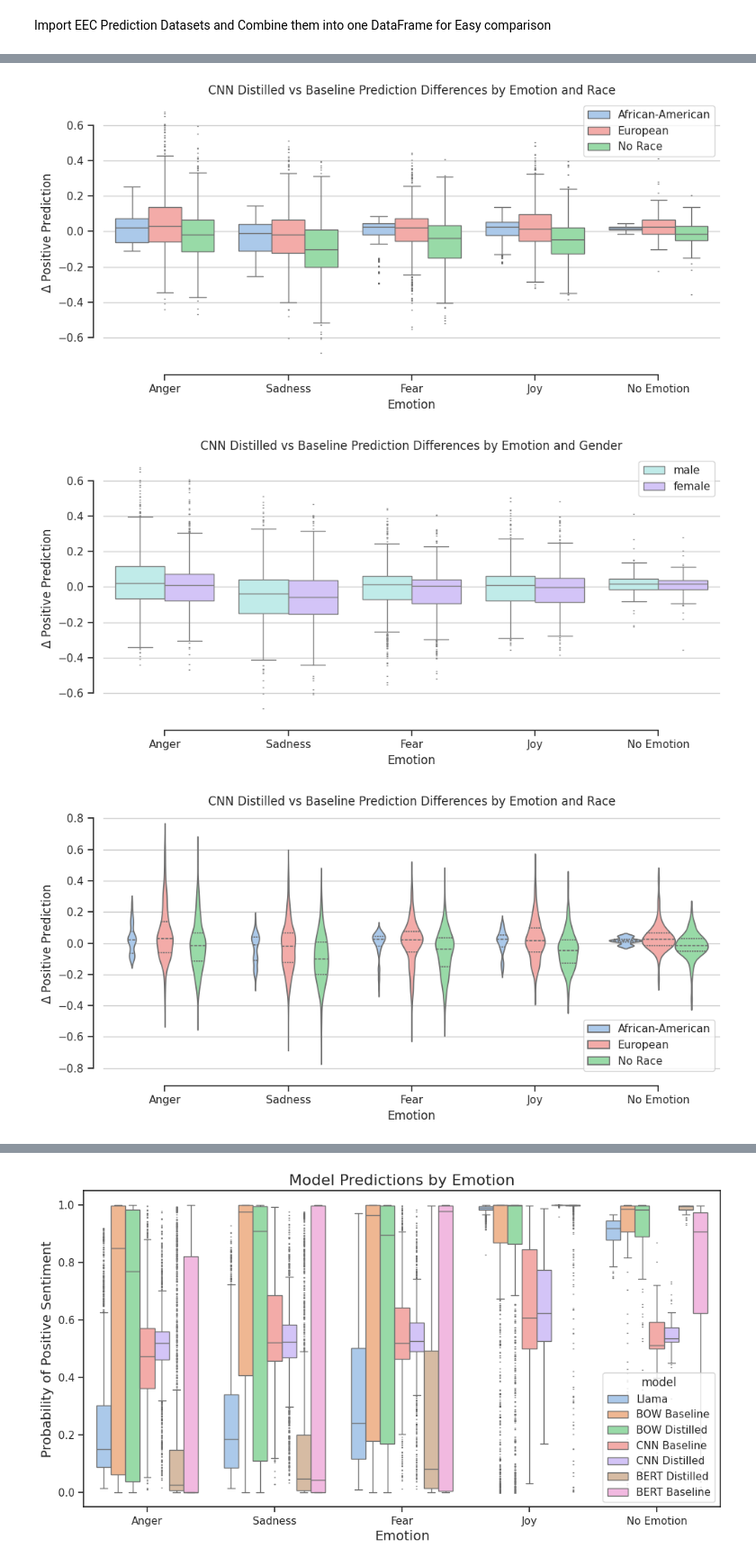
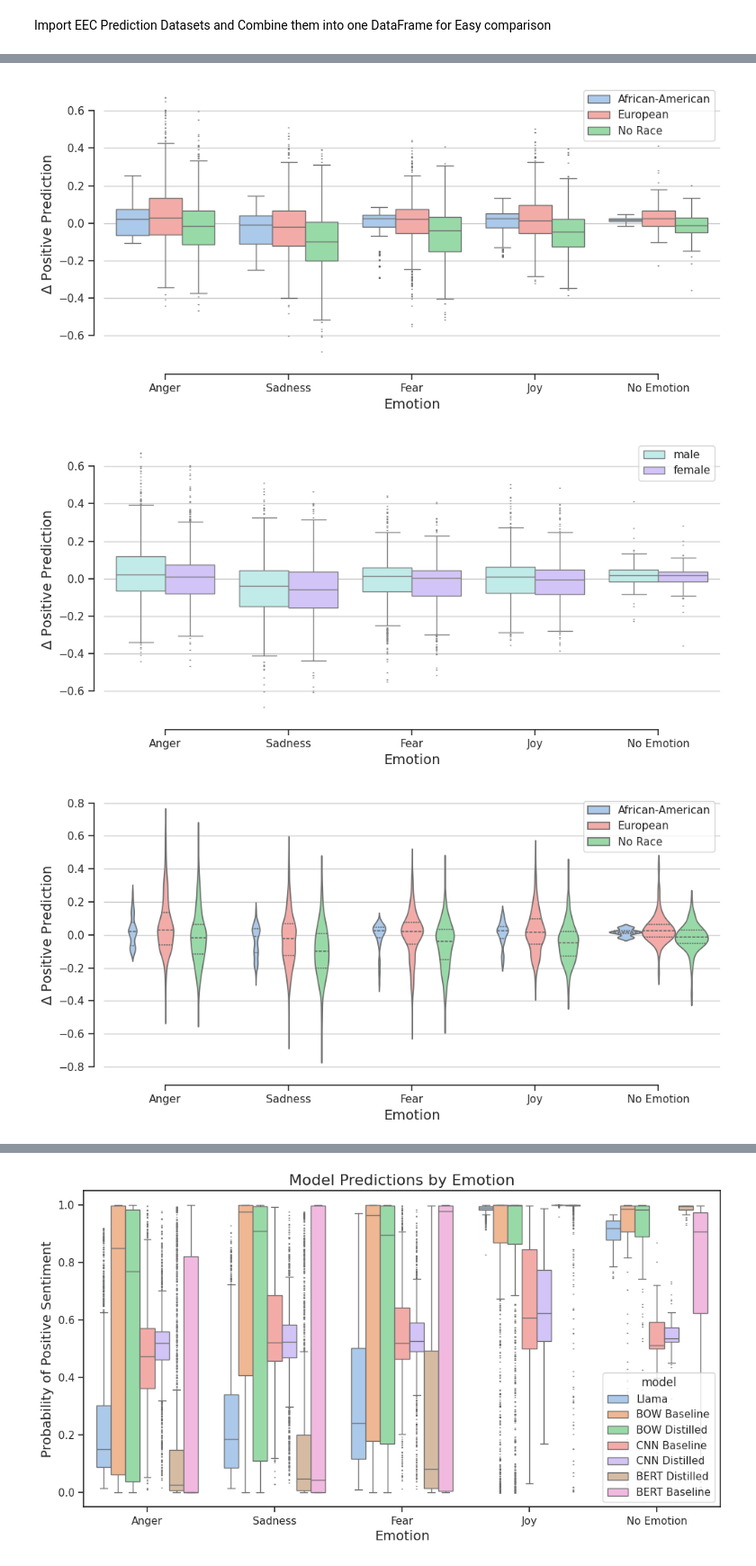
Before and after one commit to CharlesC03/NLP_Final_Project, a Jupyter notebook: analysis/teacher_analysis.ipynb, the cells around one changed output, grey strips where cells are left out. Shown at 90% size. Drawn from its saved outputs; the diff is of its cells as text; code cells hidden in the pictures.

Commit message:
Removed Titles since they are unnecesarry in the paper

```diff
--- a/analysis/teacher_analysis.ipynb
+++ b/analysis/teacher_analysis.ipynb
@@ -671,7 +672,7 @@ def graph_ratios_by_variable(ds: pd.DataFrame, y_column: str, variable: str, tit
 
     fig.savefig(save_path, dpi=300)
 # %%
-def graph_differences_by_variable(ds: pd.DataFrame, y_column: str, variable: str, title_start: str, palette: List[str], save_path: str, plot_type: str = 'box'):
+def graph_differences_by_variable(ds: pd.DataFrame, y_column: str, variable: str, palette: List[str], save_path: str, title_start: str = "", plot_type: str = 'box'):
     """Graphs the differences of distilled to baseline model predictions by a specified variable.
 
     Args:
@@ -709,9 +710,11 @@ def graph_differences_by_variable(ds: pd.DataFrame, y_column: str, variable: str
 
     sns.despine(offset=10, trim=True)
 
-    ax.set_title(f"{title_start} Prediction Differences by Emotion and {variable.capitalize()}")#, fontsize=16)
-    ax.set_ylabel("$\Delta$ Positive Prediction")#, fontsize=14)
-    ax.set_xlabel("Emotion")#, fontsize=14)
+    ax.set_ylabel("$\Delta$ Positive Prediction", fontsize=14)
+    ax.set_xlabel("Emotion", fontsize=14)
+
+    if title_start != "":
+        ax.set_title(f"{title_start} Prediction Differences by Emotion and {variable.capitalize()}", fontsize=16)
 
     ax.grid(axis='y')
 
@@ -781,17 +784,16 @@ graph_differences_by_variable(ds, "bow_distil_diff", "gender", "Bag of Words Dis
 # %%
 ds['cnn_distil_diff'] = ds['CNN Distilled'] - ds['CNN Baseline']
 ds['cnn_distil_ratio'] = ds['CNN Distilled'] / ds['CNN Baseline']
 
-graph_differences_by_variable(ds, "cnn_distil_diff", "race", "CNN Distilled vs Baseline", race_palette, "graphs/cnn/distilled_vs_baseline_differences_by_emotion_and_race.png")
-graph_differences_by_variable(ds, "cnn_distil_diff", "gender", "CNN Distilled vs Baseline", gender_palette, "graphs/cnn/distilled_vs_baseline_differences_by_emotion_and_gender.png")
+graph_differences_by_variable(ds, "cnn_distil_diff", "race", race_palette, "graphs/cnn/distilled_vs_baseline_differences_by_emotion_and_race.png")
+graph_differences_by_variable(ds, "cnn_distil_diff", "gender", gender_palette, "graphs/cnn/distilled_vs_baseline_differences_by_emotion_and_gender.png")
 
-graph_differences_by_variable(ds, "cnn_distil_diff", "race", "CNN Distilled vs Baseline", race_palette, "graphs/cnn/distilled_vs_baseline_differences_by_emotion_and_race_violin.png", plot_type='violin')
-graph_differences_by_variable(ds, "cnn_distil_diff", "gender", "CNN Distilled vs Baseline", gender_palette, "graphs/cnn/distilled_vs_baseline_differences_by_emotion_and_gender_violin.png", plot_type='violin')
-
+graph_differences_by_variable(ds, "cnn_distil_diff", "race", race_palette, "graphs/cnn/distilled_vs_baseline_differences_by_emotion_and_race_violin.png", plot_type='violin')
+graph_differences_by_variable(ds, "cnn_distil_diff", "gender", gender_palette, "graphs/cnn/distilled_vs_baseline_differences_by_emotion_and_gender_violin.png", plot_type='violin')
 
 # graph_ratios_by_variable(ds, "cnn_distil_ratio", "race", "CNN Distilled vs Baseline", race_palette, "graphs/cnn/distilled_vs_baseline_ratios_by_emotion_and_race.png")
 # graph_ratios_by_variable(ds, "cnn_distil_ratio", "gender", "CNN Distilled vs Baseline", gender_palette, "graphs/cnn/distilled_vs_baseline_ratios_by_emotion_and_gender.png")
 # %% [output]
-[figure, old version]
+[figure, new version]
-[figure, old version]
+[figure, new version]
-[figure, old version]
+[figure, new version]
```
Also changed, not shown: parts of 8 cells of this notebook, 10 other files.
